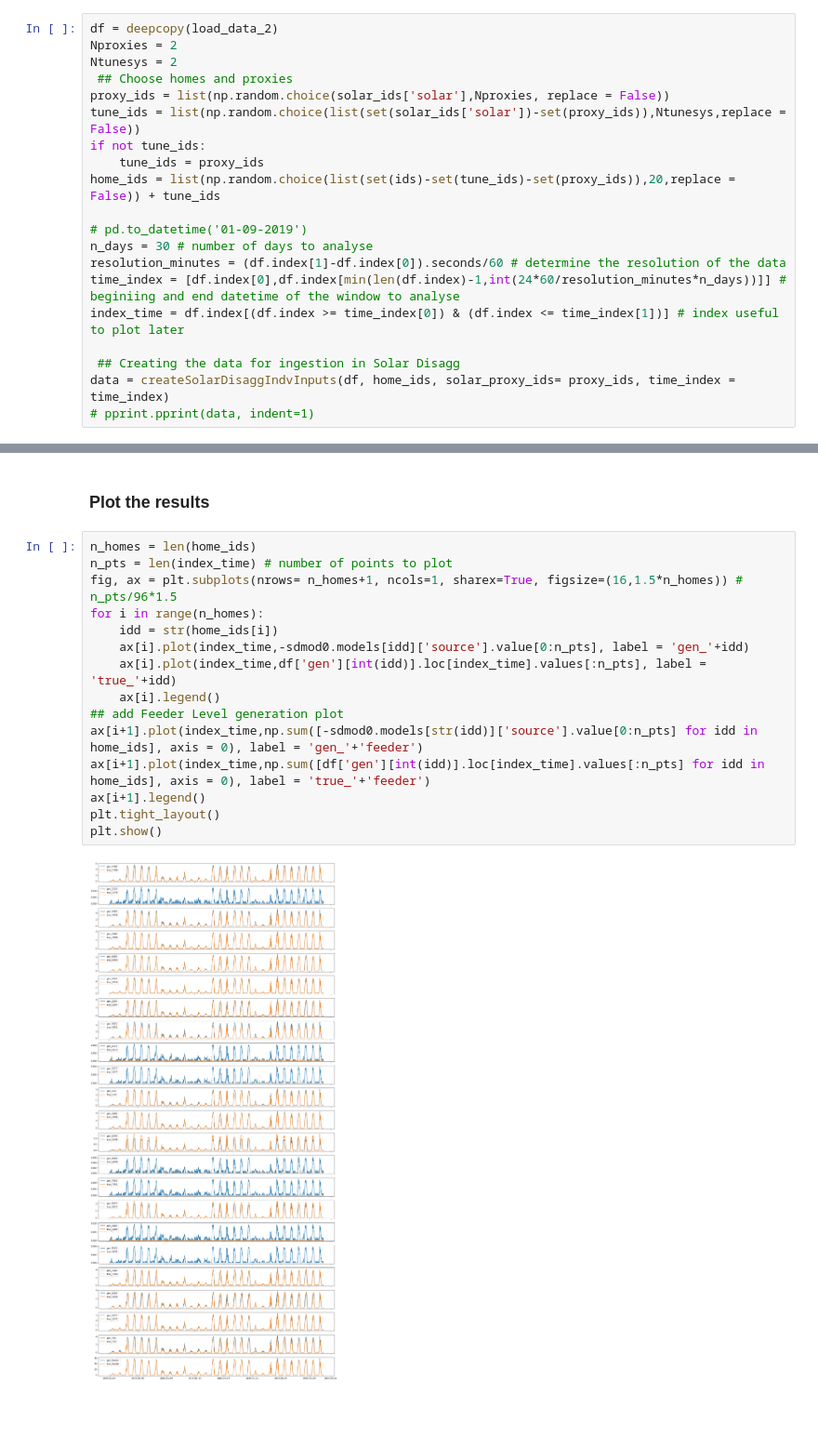
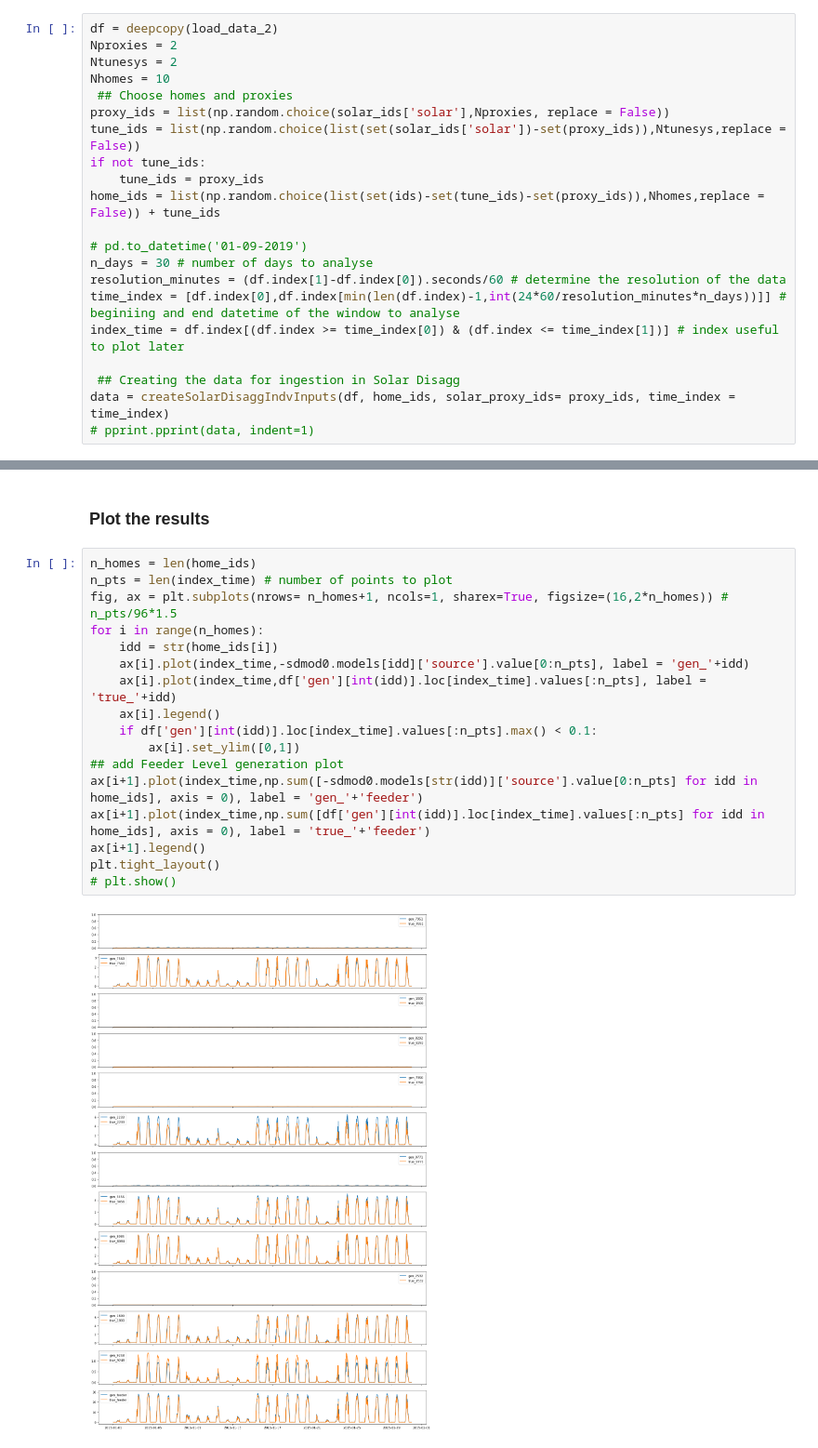
Before and after one commit to slacgismo/CSSS, a Jupyter notebook: SolarDisagg_Individual_Home_Historical.ipynb, the cells around one changed output, grey strips where cells are left out. Shown: that part at 93% size. Saved outputs shown, nothing was run; the diff lists cells and outputs as text; blank space fills up the shorter version.

```diff
--- a/SolarDisagg_Individual_Home_Historical.ipynb
+++ b/SolarDisagg_Individual_Home_Historical.ipynb
@@ -70,12 +70,13 @@ plt.show()
 df = deepcopy(load_data_2)
 Nproxies = 2
 Ntunesys = 2
+Nhomes = 10
  ## Choose homes and proxies
 proxy_ids = list(np.random.choice(solar_ids['solar'],Nproxies, replace = False))
 tune_ids = list(np.random.choice(list(set(solar_ids['solar'])-set(proxy_ids)),Ntunesys,replace = False))
 if not tune_ids:
     tune_ids = proxy_ids
-home_ids = list(np.random.choice(list(set(ids)-set(tune_ids)-set(proxy_ids)),20,replace = False)) + tune_ids
+home_ids = list(np.random.choice(list(set(ids)-set(tune_ids)-set(proxy_ids)),Nhomes,replace = False)) + tune_ids
 
 # pd.to_datetime('01-09-2019')
 n_days = 30 # number of days to analyse
@@ -107,20 +108,22 @@ sdmod0.constructSolve(solver = None)
 # %%
 n_homes = len(home_ids)
 n_pts = len(index_time) # number of points to plot
-fig, ax = plt.subplots(nrows= n_homes+1, ncols=1, sharex=True, figsize=(16,1.5*n_homes)) # n_pts/96*1.5
+fig, ax = plt.subplots(nrows= n_homes+1, ncols=1, sharex=True, figsize=(16,2*n_homes)) # n_pts/96*1.5
 for i in range(n_homes):
     idd = str(home_ids[i])
     ax[i].plot(index_time,-sdmod0.models[idd]['source'].value[0:n_pts], label = 'gen_'+idd)
     ax[i].plot(index_time,df['gen'][int(idd)].loc[index_time].values[:n_pts], label = 'true_'+idd)
     ax[i].legend()
+    if df['gen'][int(idd)].loc[index_time].values[:n_pts].max() < 0.1:
+        ax[i].set_ylim([0,1])
 ## add Feeder Level generation plot
 ax[i+1].plot(index_time,np.sum([-sdmod0.models[str(idd)]['source'].value[0:n_pts] for idd in home_ids], axis = 0), label = 'gen_'+'feeder')
 ax[i+1].plot(index_time,np.sum([df['gen'][int(idd)].loc[index_time].values[:n_pts] for idd in home_ids], axis = 0), label = 'true_'+'feeder')
 ax[i+1].legend()
 plt.tight_layout()
-plt.show()
+# plt.show()
 # %% [output]
-[figure, old version]
+[figure, new version]
 # %%
 ## Calculate the error metric
 metrics = ['cv_pos','rmse_pos'] ## _pos refer to the fact that the performance metrics are calculated when the actual power (or the predicted power in case of non solar houses) is greater than 5% of its average.
```
Also changed, not shown: parts of 4 cells of this notebook, 7 other files.
